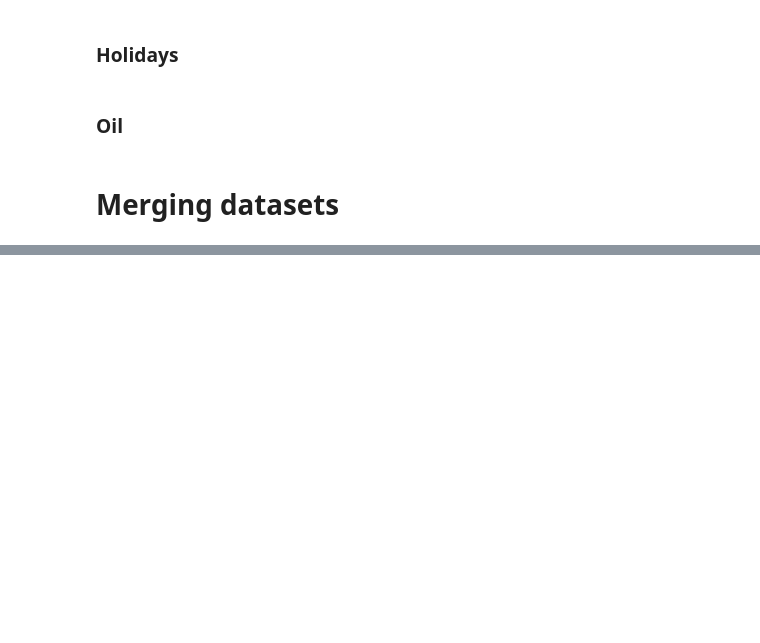
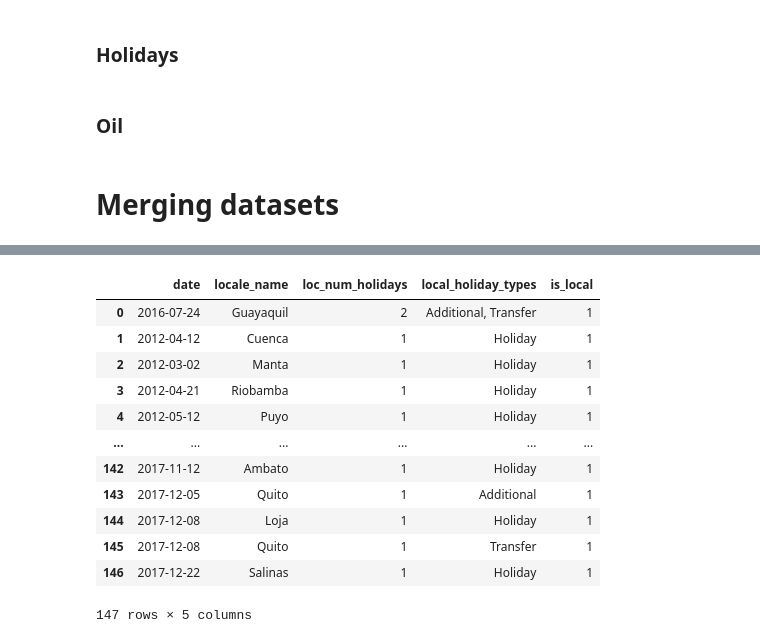
Before and after one commit to gavrilovAlikhan/ML-Practice, a Jupyter notebook: Store Sales/store_sales.ipynb, the cells around one changed output, grey strips where cells are left out. Saved outputs shown, nothing was run; the diff lists cells and outputs as text; code cells hidden in the pictures; blank space fills up the shorter version.

```diff
--- a/Store Sales/store_sales.ipynb
+++ b/Store Sales/store_sales.ipynb
@@ -213 +229,48 @@ df
+# %%
+is_transferred = holidays_events_df['transferred'] == True
+legit_holidays = holidays_events_df['type'].isin(['Holiday', 'Transfer', 'Bridge', 'Additional'])
+is_workday = holidays_events_df['type']  == 'Work Day'
+is_event = holidays_events_df['type']  == 'Event'
+
+is_national = holidays_events_df['locale'] == 'National'
+is_regional = holidays_events_df['locale'] == 'Regional'
+is_local = holidays_events_df['locale'] == 'Local'
+
+national_holidays = holidays_events_df.loc[(~is_transferred) & (is_national) & (legit_holidays)]
+regional_holidays = holidays_events_df.loc[(~is_transferred) & (is_regional) & (legit_holidays)]
+local_holidays = holidays_events_df.loc[(~is_transferred) & (is_local) & (legit_holidays)]
+
+national_holidays = national_holidays.groupby('date').agg(nat_num_holidays=('type', 'count'), nat_holiday_types =('type', ', '.join)).sort_values(by='nat_num_holidays', ascending=False).reset_index()
+national_holidays['is_national'] = 1
+
+regional_holidays = regional_holidays.groupby(['date', 'locale_name']).agg(reg_num_holidays=('type', 'count'), reg_holiday_types =('type', ', '.join)).sort_values(by='reg_num_holidays', ascending=False).reset_index()
+regional_holidays['is_regional'] = 1
+
+local_holidays = local_holidays.groupby(['date', 'locale_name']).agg(loc_num_holidays=('type', 'count'), local_holiday_types =('type', ', '.join)).sort_values(by='loc_num_holidays', ascending=False).reset_index()
+local_holidays['is_local'] = 1
+
+
+workdays = holidays_events_df.loc[(~is_transferred) & (is_workday)].copy()
+workdays['is_workday'] = 1
+workdays = workdays[['date', 'is_workday']].drop_duplicates(subset=['date'], keep='first')
+
+events = holidays_events_df.loc[(~is_transferred) & (is_event)].copy()
+events['is_event'] = 1
+events = events[['date', 'is_event']].drop_duplicates(subset=['date'], keep='first')
+# %%
+local_holidays
+# %% [output]
+|  | date | locale_name | loc_num_holidays | local_holiday_types | is_local |
+| 0 | 2016-07-24 | Guayaquil | 2 | Additional, Transfer | 1 |
+| 1 | 2012-04-12 | Cuenca | 1 | Holiday | 1 |
+| 2 | 2012-03-02 | Manta | 1 | Holiday | 1 |
+| 3 | 2012-04-21 | Riobamba | 1 | Holiday | 1 |
+| 4 | 2012-05-12 | Puyo | 1 | Holiday | 1 |
+| ... | ... | ... | ... | ... | ... |
+| 142 | 2017-11-12 | Ambato | 1 | Holiday | 1 |
+| 143 | 2017-12-05 | Quito | 1 | Additional | 1 |
+| 144 | 2017-12-08 | Loja | 1 | Holiday | 1 |
+| 145 | 2017-12-08 | Quito | 1 | Transfer | 1 |
+| 146 | 2017-12-22 | Salinas | 1 | Holiday | 1 |
+147 rows × 5 columns
 # %%
```
Also changed, not shown: parts of 22 cells of this notebook.
